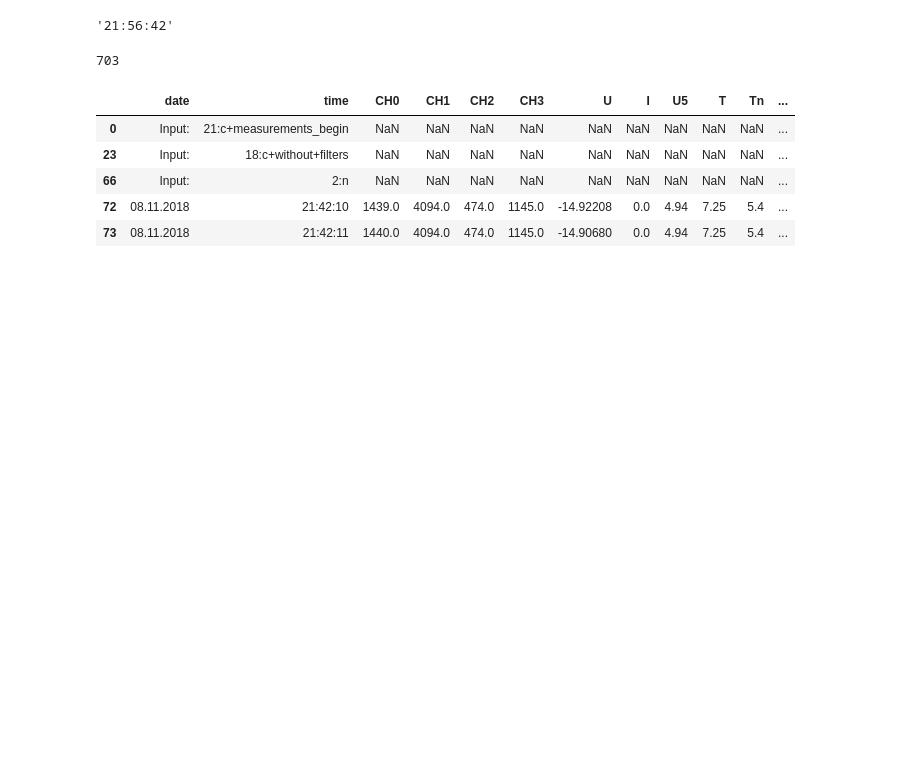
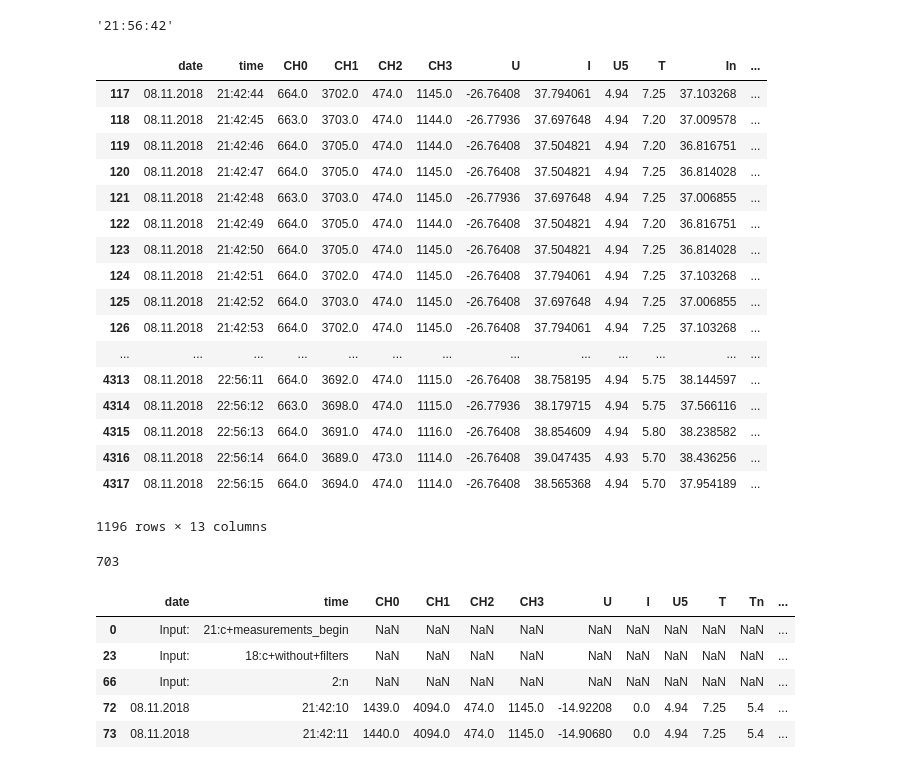
Before and after one commit to bonvech/Sphere, a Jupyter notebook: Detector/SiPM_and_filters.ipynb, the cells around one changed output. Drawn from its saved outputs; the diff is of its cells as text; code cells hidden in the pictures; blank space fills up the shorter version.

```diff
--- a/Detector/SiPM_and_filters.ipynb
+++ b/Detector/SiPM_and_filters.ipynb
@@ -403,6 +437,27 @@ plt.grid()
 nofilter.time.loc[nofilter.time.index[150]]
 # %% [output]
 '21:56:42'
+# %%
+nofilter#.loc[126]
+# %% [output]
+|  | date | time | CH0 | CH1 | CH2 | CH3 | U | I | U5 | T | In | ... |
+| 117 | 08.11.2018 | 21:42:44 | 664.0 | 3702.0 | 474.0 | 1145.0 | -26.76408 | 37.794061 | 4.94 | 7.25 | 37.103268 | ... |
+| 118 | 08.11.2018 | 21:42:45 | 663.0 | 3703.0 | 474.0 | 1144.0 | -26.77936 | 37.697648 | 4.94 | 7.20 | 37.009578 | ... |
+| 119 | 08.11.2018 | 21:42:46 | 664.0 | 3705.0 | 474.0 | 1144.0 | -26.76408 | 37.504821 | 4.94 | 7.20 | 36.816751 | ... |
+| 120 | 08.11.2018 | 21:42:47 | 664.0 | 3705.0 | 474.0 | 1145.0 | -26.76408 | 37.504821 | 4.94 | 7.25 | 36.814028 | ... |
+| 121 | 08.11.2018 | 21:42:48 | 663.0 | 3703.0 | 474.0 | 1145.0 | -26.77936 | 37.697648 | 4.94 | 7.25 | 37.006855 | ... |
+| 122 | 08.11.2018 | 21:42:49 | 664.0 | 3705.0 | 474.0 | 1144.0 | -26.76408 | 37.504821 | 4.94 | 7.20 | 36.816751 | ... |
+| 123 | 08.11.2018 | 21:42:50 | 664.0 | 3705.0 | 474.0 | 1145.0 | -26.76408 | 37.504821 | 4.94 | 7.25 | 36.814028 | ... |
+| 124 | 08.11.2018 | 21:42:51 | 664.0 | 3702.0 | 474.0 | 1145.0 | -26.76408 | 37.794061 | 4.94 | 7.25 | 37.103268 | ... |
+| 125 | 08.11.2018 | 21:42:52 | 664.0 | 3703.0 | 474.0 | 1145.0 | -26.76408 | 37.697648 | 4.94 | 7.25 | 37.006855 | ... |
+| 126 | 08.11.2018 | 21:42:53 | 664.0 | 3702.0 | 474.0 | 1145.0 | -26.76408 | 37.794061 | 4.94 | 7.25 | 37.103268 | ... |
+| ... | ... | ... | ... | ... | ... | ... | ... | ... | ... | ... | ... | ... |
+| 4313 | 08.11.2018 | 22:56:11 | 664.0 | 3692.0 | 474.0 | 1115.0 | -26.76408 | 38.758195 | 4.94 | 5.75 | 38.144597 | ... |
+| 4314 | 08.11.2018 | 22:56:12 | 663.0 | 3698.0 | 474.0 | 1115.0 | -26.77936 | 38.179715 | 4.94 | 5.75 | 37.566116 | ... |
+| 4315 | 08.11.2018 | 22:56:13 | 664.0 | 3691.0 | 474.0 | 1116.0 | -26.76408 | 38.854609 | 4.94 | 5.80 | 38.238582 | ... |
+| 4316 | 08.11.2018 | 22:56:14 | 664.0 | 3689.0 | 473.0 | 1114.0 | -26.76408 | 39.047435 | 4.93 | 5.70 | 38.436256 | ... |
+| 4317 | 08.11.2018 | 22:56:15 | 664.0 | 3694.0 | 474.0 | 1114.0 | -26.76408 | 38.565368 | 4.94 | 5.70 | 37.954189 | ... |
+1196 rows × 13 columns
 # %%
 # %% [output]
 703
```
Also changed, not shown: parts of 9 cells of this notebook.
